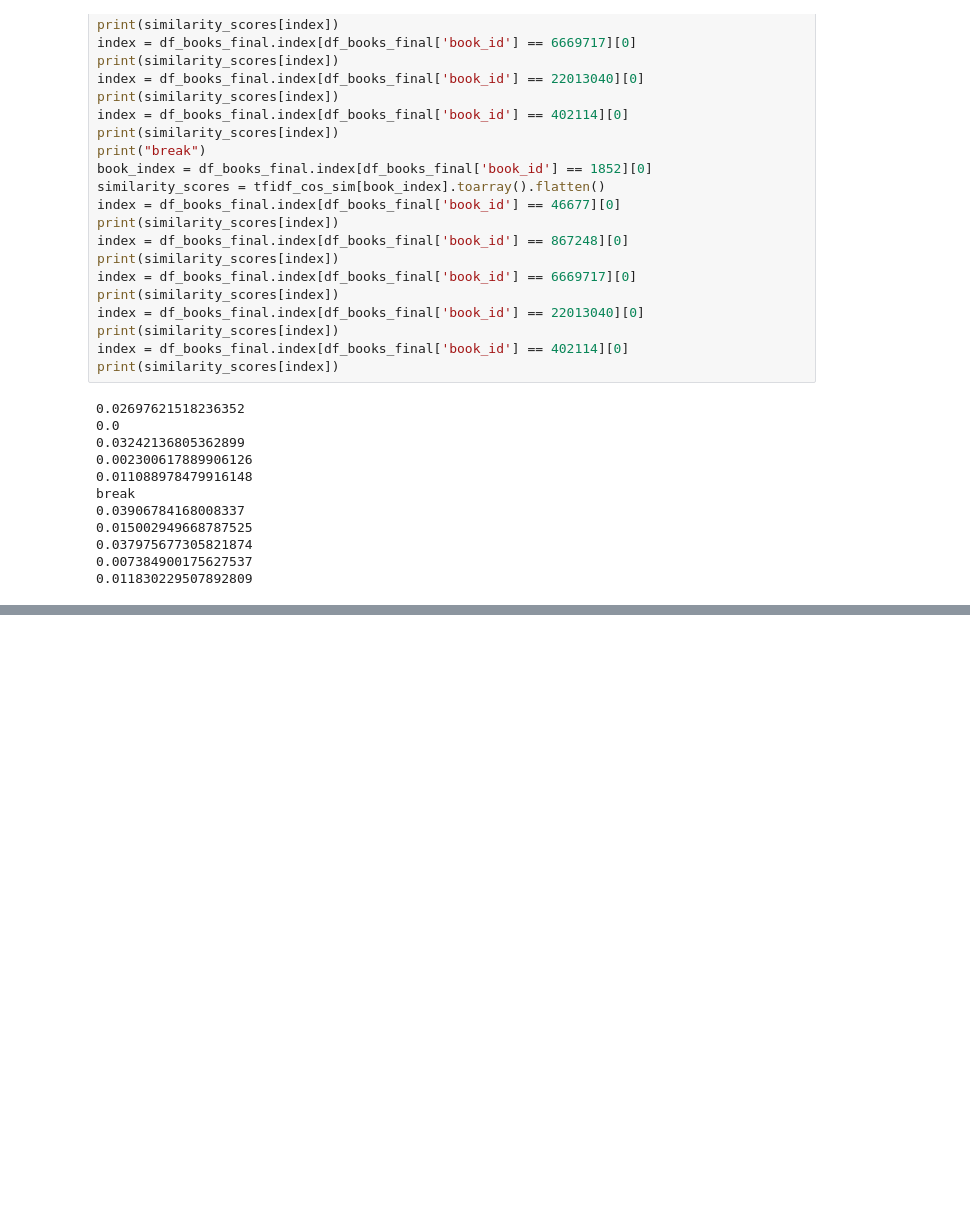
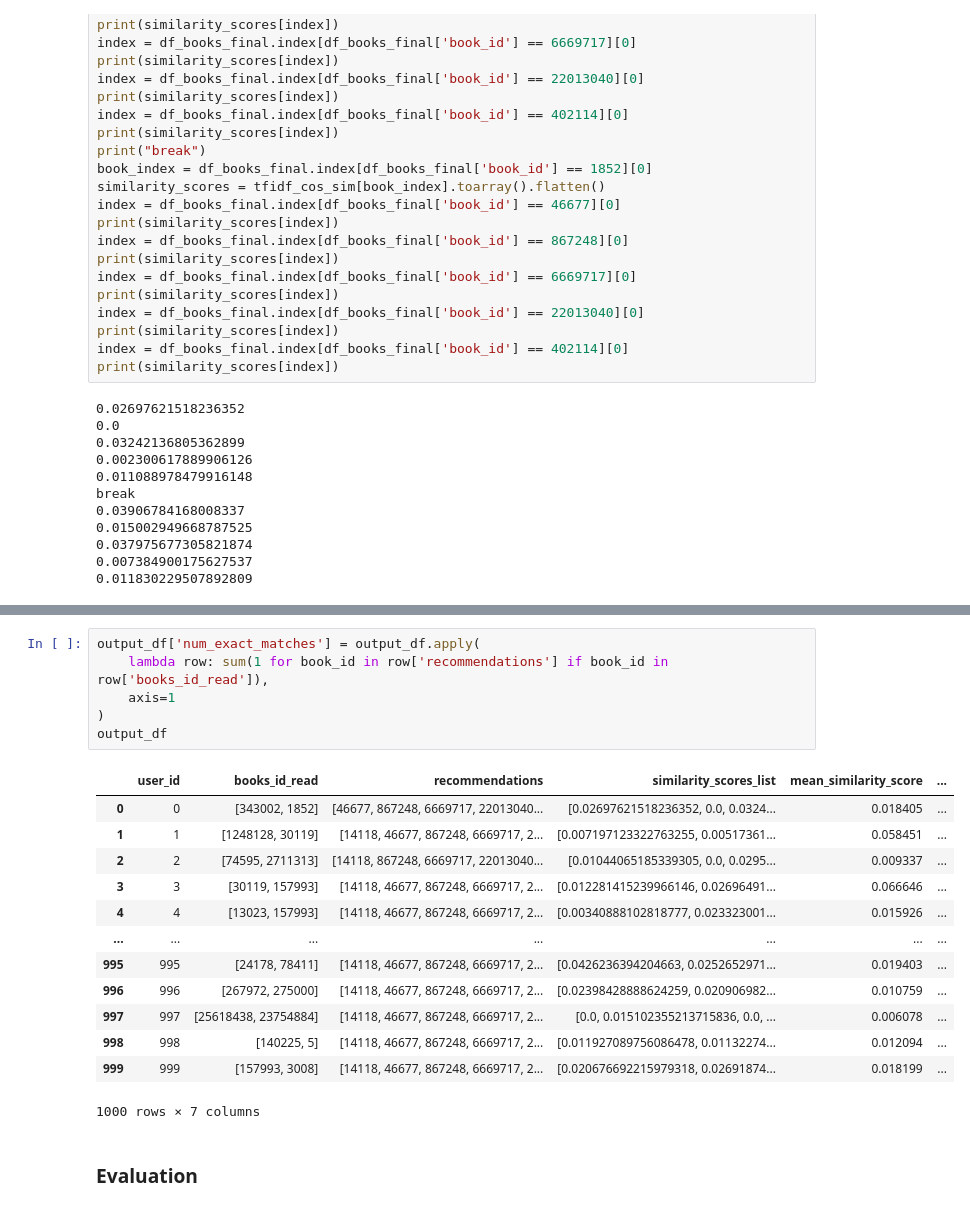
Before and after one commit to Pangerlanger/bt4222-books, a Jupyter notebook: user_based.ipynb, the cells around one changed output, grey strips where cells are left out. Cells and saved outputs as stored; diff of their text form; blank space fills up the shorter version.

Commit message:
user

```diff
--- a/user_based.ipynb
+++ b/user_based.ipynb
@@ -355,0 +384,22 @@ User 1 has 14635 unrated items.
+# %%
+output_df['num_exact_matches'] = output_df.apply(
+    lambda row: sum(1 for book_id in row['recommendations'] if book_id in row['books_id_read']),
+    axis=1
+)
+output_df
+# %% [output]
+|  | user_id | books_id_read | recommendations | similarity_scores_list | mean_similarity_score | ... |
+| 0 | 0 | [343002, 1852] | [46677, 867248, 6669717, 22013040... | [0.02697621518236352, 0.0, 0.0324... | 0.018405 | ... |
+| 1 | 1 | [1248128, 30119] | [14118, 46677, 867248, 6669717, 2... | [0.007197123322763255, 0.00517361... | 0.058451 | ... |
+| 2 | 2 | [74595, 2711313] | [14118, 867248, 6669717, 22013040... | [0.01044065185339305, 0.0, 0.0295... | 0.009337 | ... |
+| 3 | 3 | [30119, 157993] | [14118, 46677, 867248, 6669717, 2... | [0.012281415239966146, 0.02696491... | 0.066646 | ... |
+| 4 | 4 | [13023, 157993] | [14118, 46677, 867248, 6669717, 2... | [0.00340888102818777, 0.023323001... | 0.015926 | ... |
+| ... | ... | ... | ... | ... | ... | ... |
+| 995 | 995 | [24178, 78411] | [14118, 46677, 867248, 6669717, 2... | [0.0426236394204663, 0.0252652971... | 0.019403 | ... |
+| 996 | 996 | [267972, 275000] | [14118, 46677, 867248, 6669717, 2... | [0.02398428888624259, 0.020906982... | 0.010759 | ... |
+| 997 | 997 | [25618438, 23754884] | [14118, 46677, 867248, 6669717, 2... | [0.0, 0.015102355213715836, 0.0, ... | 0.006078 | ... |
+| 998 | 998 | [140225, 5] | [14118, 46677, 867248, 6669717, 2... | [0.011927089756086478, 0.01132274... | 0.012094 | ... |
+| 999 | 999 | [157993, 3008] | [14118, 46677, 867248, 6669717, 2... | [0.020676692215979318, 0.02691874... | 0.018199 | ... |
+1000 rows × 7 columns
+# %% [markdown]
+### Evaluation
```
Also changed, not shown: parts of 3 cells of this notebook.
